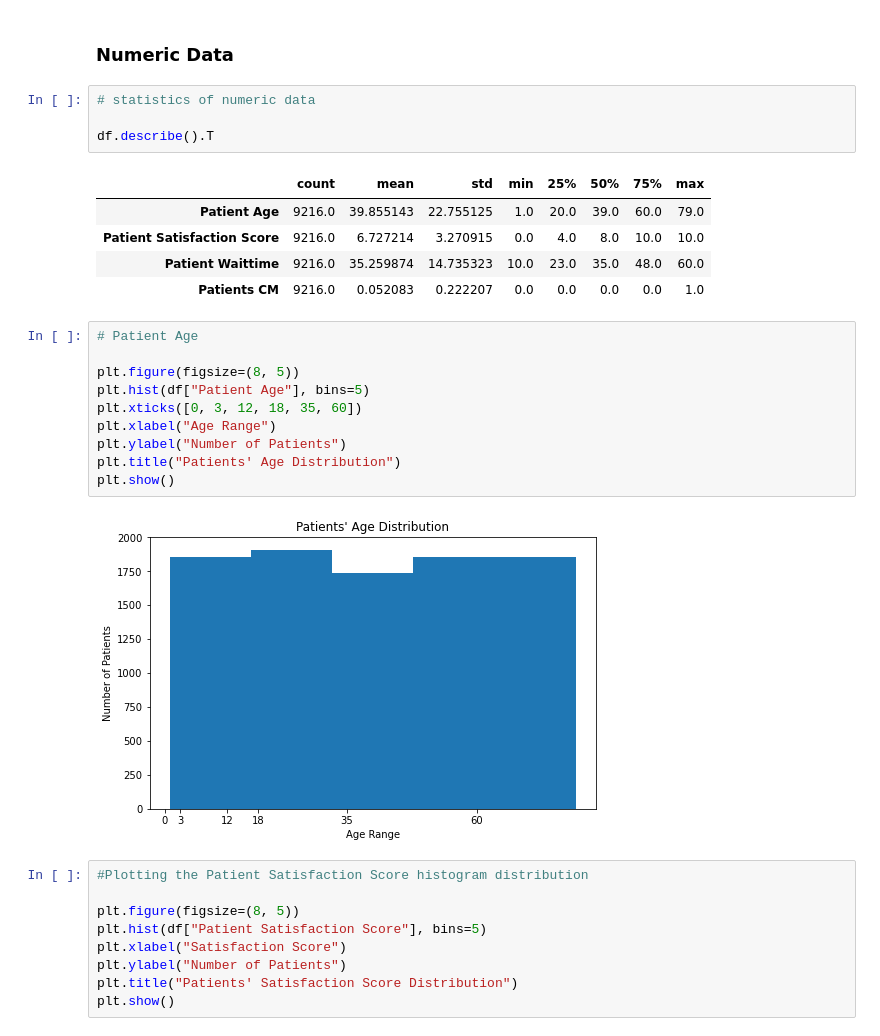
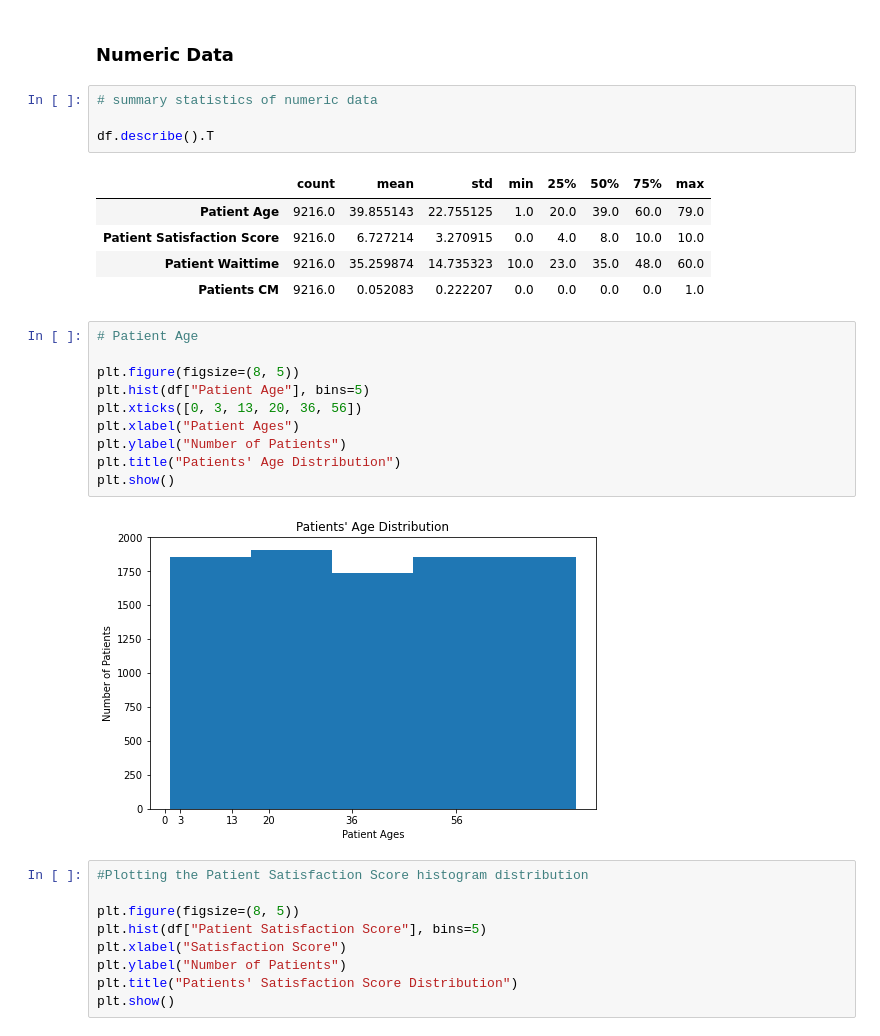
Before and after one commit to archi-techie/Hospital-ER-Analysis-Project, a Jupyter notebook: Hospital_ER_Project_03.ipynb, the cells around one changed output. Drawn from its saved outputs; the diff is of its cells as text.

```diff
--- a/Hospital_ER_Project_03.ipynb
+++ b/Hospital_ER_Project_03.ipynb
@@ -253,7 +238,7 @@ plt.show()
 # %% [markdown]
 ### Numeric Data
 # %%
-# statistics of numeric data
+# summary statistics of numeric data
 
 df.describe().T
 # %% [output]
@@ -265,15 +250,15 @@ df.describe().T
 # %%
 # Patient Age
 
 plt.figure(figsize=(8, 5))
 plt.hist(df["Patient Age"], bins=5)
-plt.xticks([0, 3, 12, 18, 35, 60])
-plt.xlabel("Age Range")
+plt.xticks([0, 3, 13, 20, 36, 56])
+plt.xlabel("Patient Ages")
 plt.ylabel("Number of Patients")
 plt.title("Patients' Age Distribution")
 plt.show()
 # %% [output]
-[figure, old version]
+[figure, new version]
 # %%
 #Plotting the Patient Satisfaction Score histogram distribution
 
```
Also changed, not shown: parts of 19 cells of this notebook.
